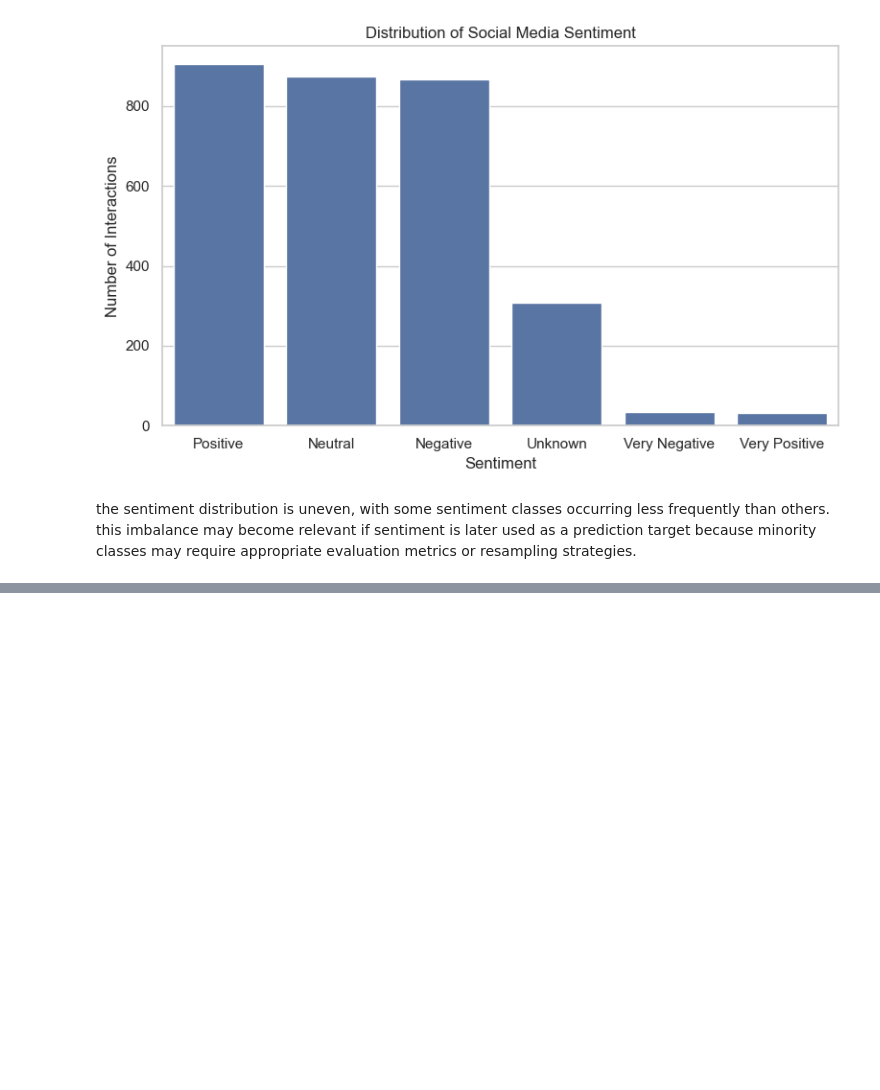
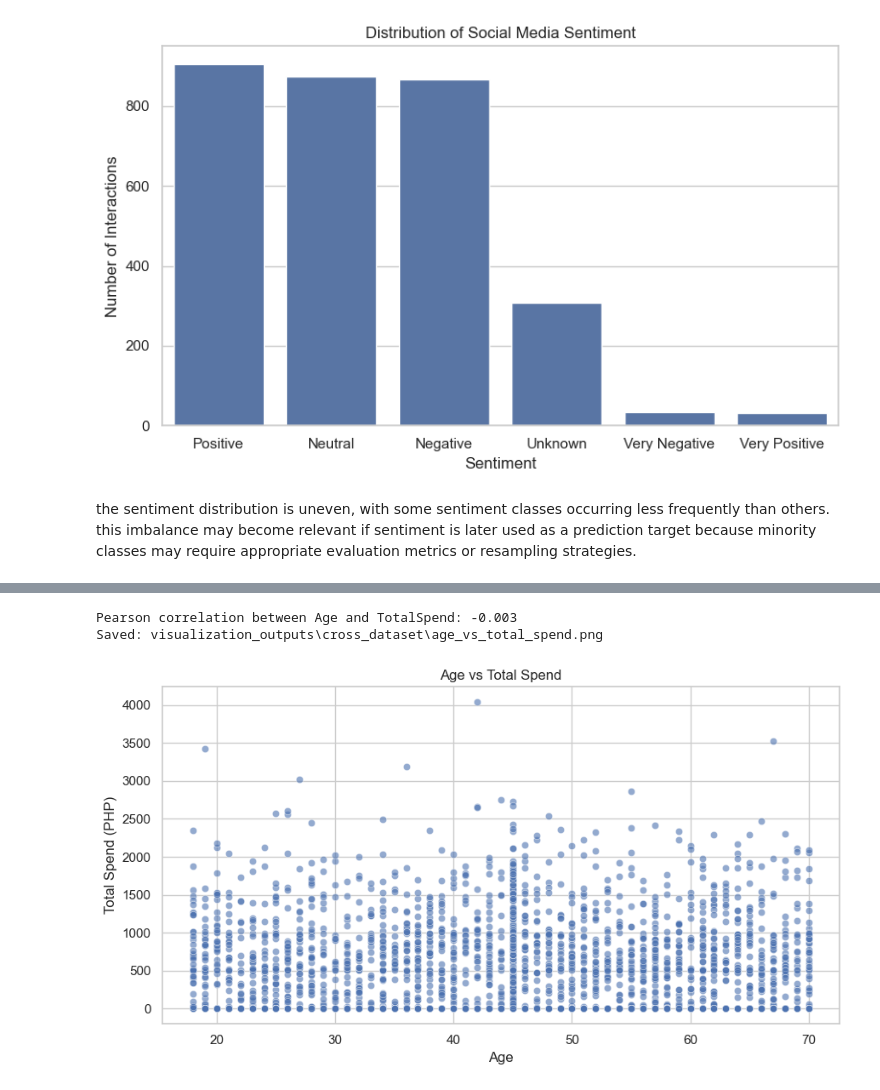
Before and after one commit to ronachel/h3101-ml-linear-algebra-project-digma, a Jupyter notebook: week7_ml_data_visualizations/week7_visualization_homework.ipynb, the cells around one changed output, grey strips where cells are left out. Cells and saved outputs as stored; diff of their text form; code cells hidden in the pictures; blank space fills up the shorter version.

```diff
--- a/week7_ml_data_visualizations/week7_visualization_homework.ipynb
+++ b/week7_ml_data_visualizations/week7_visualization_homework.ipynb
@@ -447,0 +572,28 @@ the sentiment distribution is uneven, with some sentiment classes occurring less
+# %%
+age_spend = customer_analysis[
+    ["Age", "TotalSpend"]
+].dropna()
+
+age_spend_corr = age_spend["Age"].corr(age_spend["TotalSpend"])
+
+print(f"Pearson correlation between Age and TotalSpend: {age_spend_corr:.3f}")
+
+fig, ax = plt.subplots(figsize=(9, 5))
+
+sns.scatterplot(
+    data=age_spend,
+    x="Age",
+    y="TotalSpend",
+    alpha=0.6,
+    ax=ax
+)
+
+ax.set_title("Age vs Total Spend")
+ax.set_xlabel("Age")
+ax.set_ylabel("Total Spend (PHP)")
+
+save_figure("age_vs_total_spend.png", CROSS_DATASET_DIR)
+# %% [output]
+Pearson correlation between Age and TotalSpend: -0.003
+Saved: visualization_outputs\cross_dataset\age_vs_total_spend.png
+[figure, added]
```
Also changed, not shown: parts of 26 cells of this notebook.
